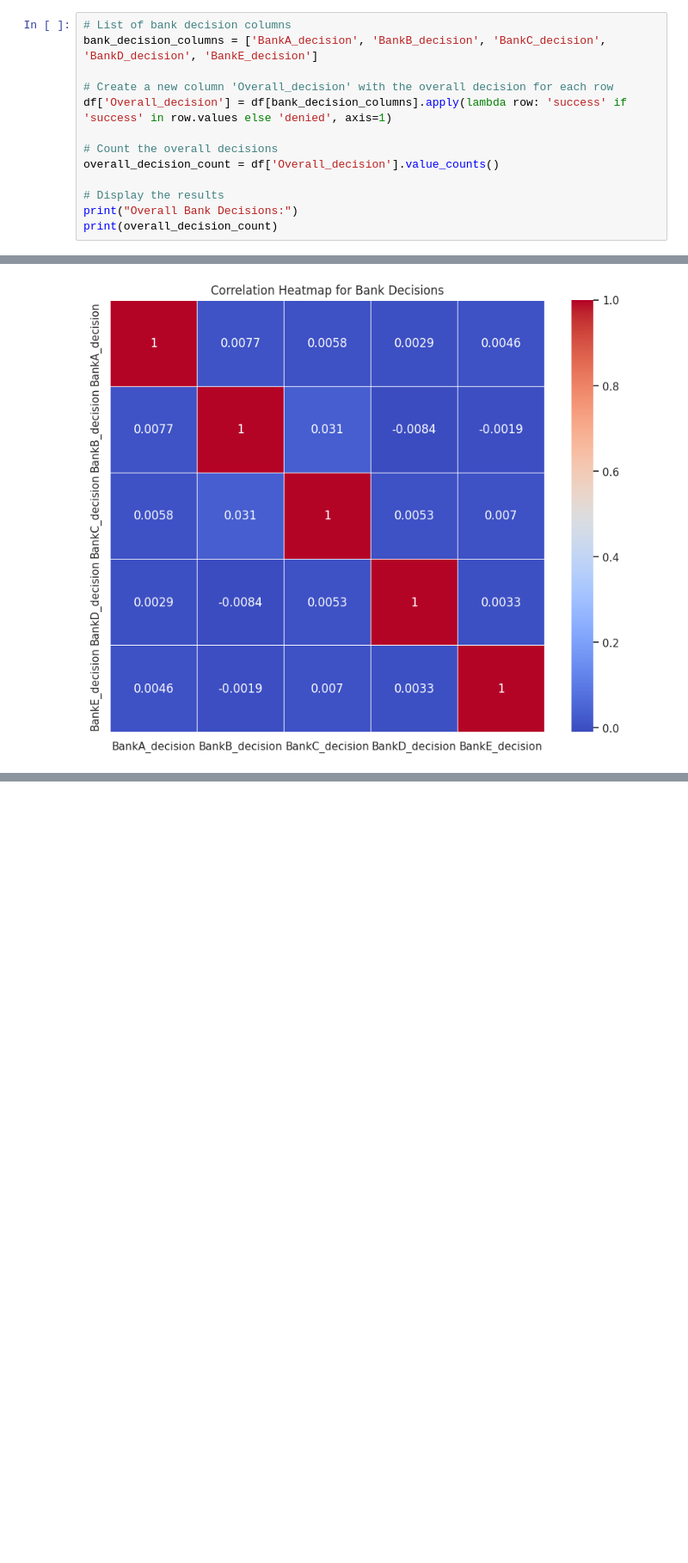
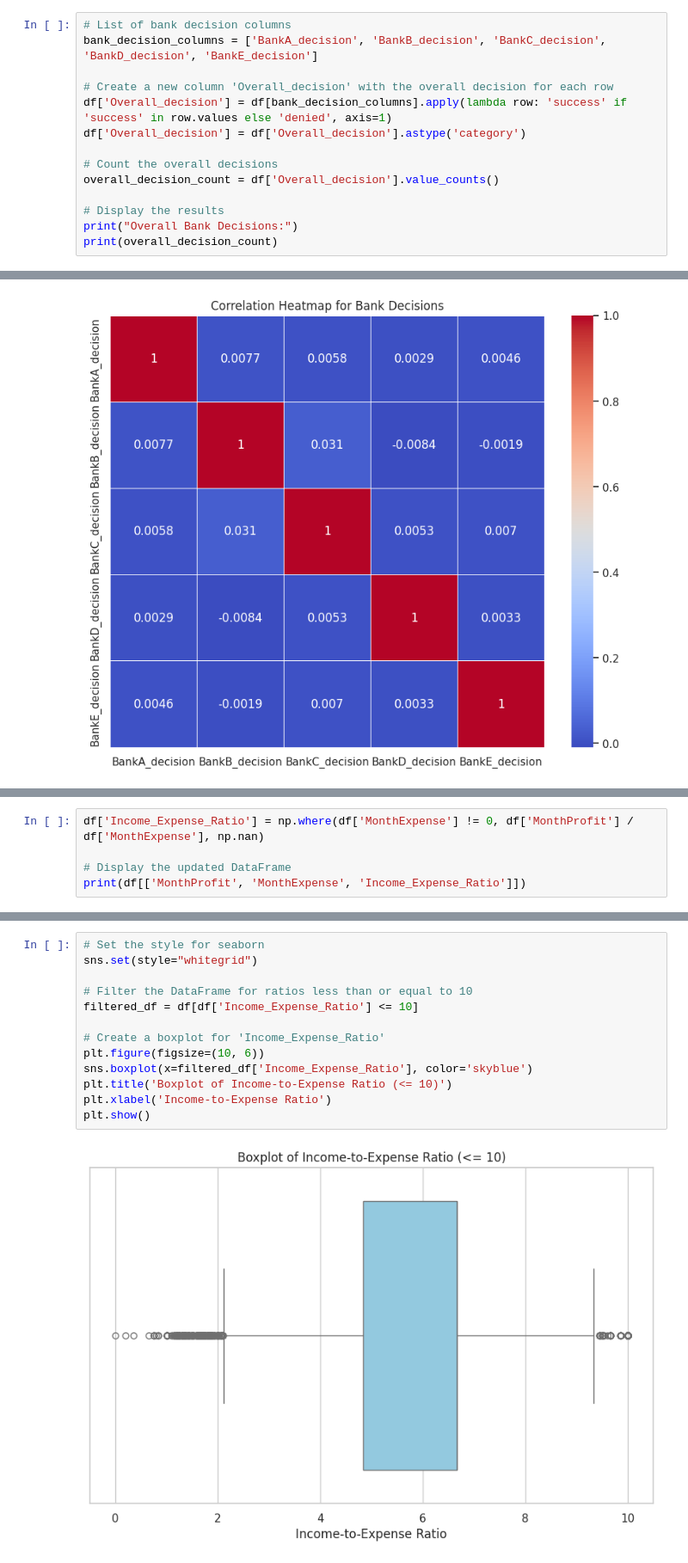
Before and after one commit to dzailz/hakaton_mandarin, a Jupyter notebook: mandarin_data_analisys.ipynb, the cells around one changed output, grey strips where cells are left out. Shown: that part at 86% size. Drawn from its saved outputs; the diff is of its cells as text; blank space fills up the shorter version.

```diff
--- a/mandarin.ipynb
+++ b/mandarin_data_analisys.ipynb
@@ -240,6 +247,7 @@ bank_decision_columns = ['BankA_decision', 'BankB_decision', 'BankC_decision', '
 
 # Create a new column 'Overall_decision' with the overall decision for each row
 df['Overall_decision'] = df[bank_decision_columns].apply(lambda row: 'success' if 'success' in row.values else 'denied', axis=1)
+df['Overall_decision'] = df['Overall_decision'].astype('category')
 
 # Count the overall decisions
 overall_decision_count = df['Overall_decision'].value_counts()
@@ -303,0 +324,5 @@ plt.show()
+# %%
+df['Income_Expense_Ratio'] = np.where(df['MonthExpense'] != 0, df['MonthProfit'] / df['MonthExpense'], np.nan)
+
+# Display the updated DataFrame
+print(df[['MonthProfit', 'MonthExpense', 'Income_Expense_Ratio']])
@@ -303,0 +349,15 @@ plt.show()
+# %%
+# Set the style for seaborn
+sns.set(style="whitegrid")
+
+# Filter the DataFrame for ratios less than or equal to 10
+filtered_df = df[df['Income_Expense_Ratio'] <= 10]
+
+# Create a boxplot for 'Income_Expense_Ratio'
+plt.figure(figsize=(10, 6))
+sns.boxplot(x=filtered_df['Income_Expense_Ratio'], color='skyblue')
+plt.title('Boxplot of Income-to-Expense Ratio (<= 10)')
+plt.xlabel('Income-to-Expense Ratio')
+plt.show()
+# %% [output]
+[figure, added]
```
Also changed, not shown: parts of 6 cells of this notebook, 4 other files.
